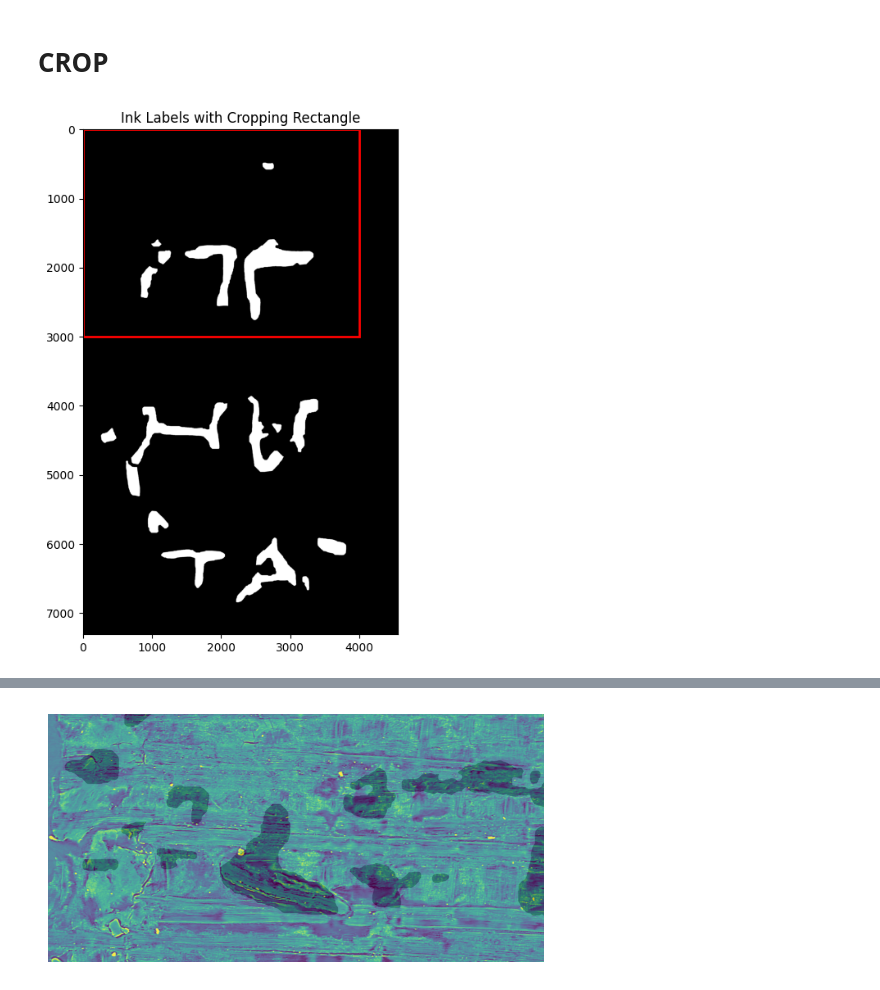
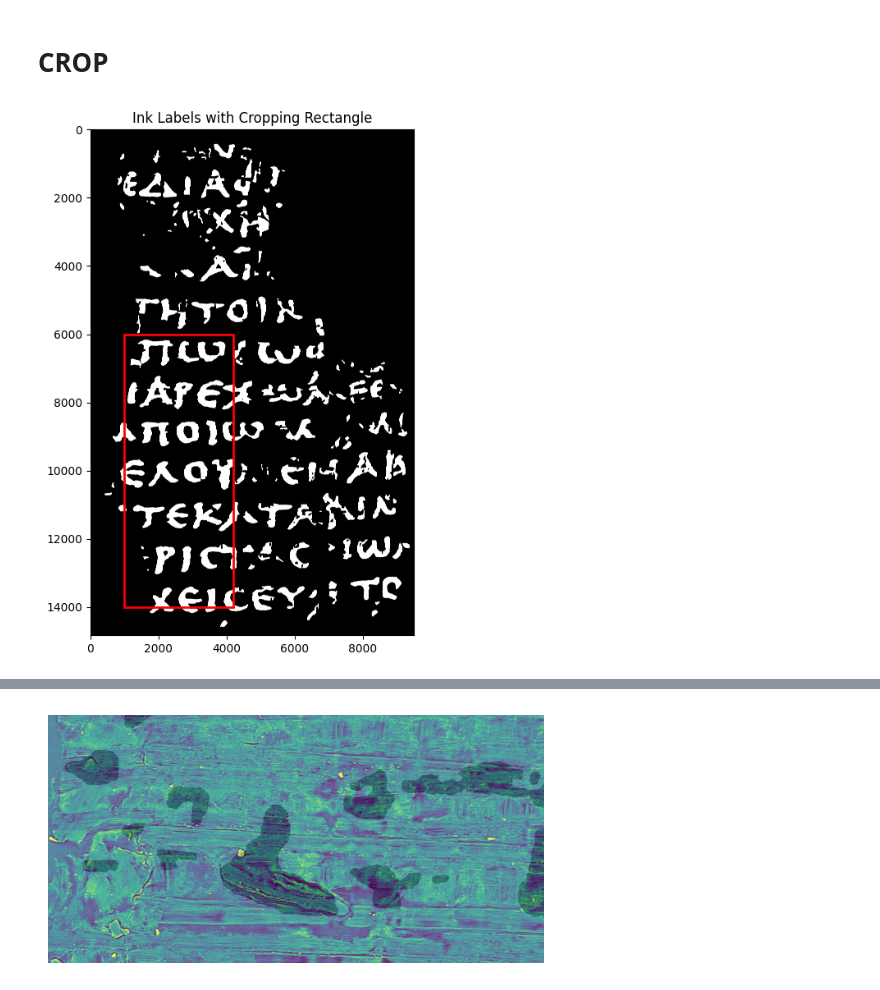
Before and after one commit to dionvou/vesuvius_ink_detection, a Jupyter notebook: notebooks/helper_notebook.ipynb, the cells around one changed output, grey strips where cells are left out. Drawn from its saved outputs; the diff is of its cells as text; code cells hidden in the pictures.

```diff
--- a/notebooks/helper_notebook.ipynb
+++ b/notebooks/helper_notebook.ipynb
@@ -54,22 +0,0 @@ plt.show()
-# %%
-import os
-import matplotlib.pyplot as plt
-from PIL import Image
-import numpy as np
-
-# Allow very large images
-Image.MAX_IMAGE_PIXELS = None
-
-# Load the image in grayscale
-img1 = Image.open("wandb/run-20250721_182903-9lgzto39/files/media/images/masks_5941_66d1f94a422a243997c2.png").convert("L")
-
-# Resize: downscale while keeping aspect ratio
-# For example, resize to max width or height of 1024 pixels
-max_size = (1024, 1024)
-img1_resized = img1.resize(max_size, Image.LANCZOS)
-
-# Display the resized image
-plt.imshow(img1_resized, cmap='gray')
-plt.title("Resized Image")
-plt.axis('off')
-plt.show()
@@ -80,26 +20,26 @@ plt.show()
 # %%
 import os
 import matplotlib.pyplot as plt
 import matplotlib.patches as patches
 from PIL import Image
 
 # ==== CONFIGURABLE PART ====
-FRAG_PATH = '../train_scrolls/frag5'  # Path to frag1
-RECT = (0,00, 4000, 3000)        # (x, y, width, height)
+FRAG_PATH = '../train_scrolls/frag2'  # Path to frag1
+RECT = (1000,6000, 3200, 8000)        # (x, y, width, height)
 # ============================
-inklabel_path = os.path.join(FRAG_PATH, 'frag5_inklabels.png')
+inklabel_path = os.path.join(FRAG_PATH, 'frag2_inklabels.png')
 img = Image.open(inklabel_path)
 
 # Plot the image with rectangle
 fig, ax = plt.subplots(1, figsize=(12, 8))
 ax.imshow(img, cmap='gray')
 x, y, w, h = RECT
 rect_patch = patches.Rectangle((x, y), w, h, linewidth=2, edgecolor='red', facecolor='none')
 ax.add_patch(rect_patch)
 ax.set_title("Ink Labels with Cropping Rectangle")
 plt.show()
 # %% [output]
-[figure, old version]
+[figure, new version]
 # %%
 import os
 from PIL import Image
```
Also changed, not shown: parts of 6 cells of this notebook, 29 other files.
